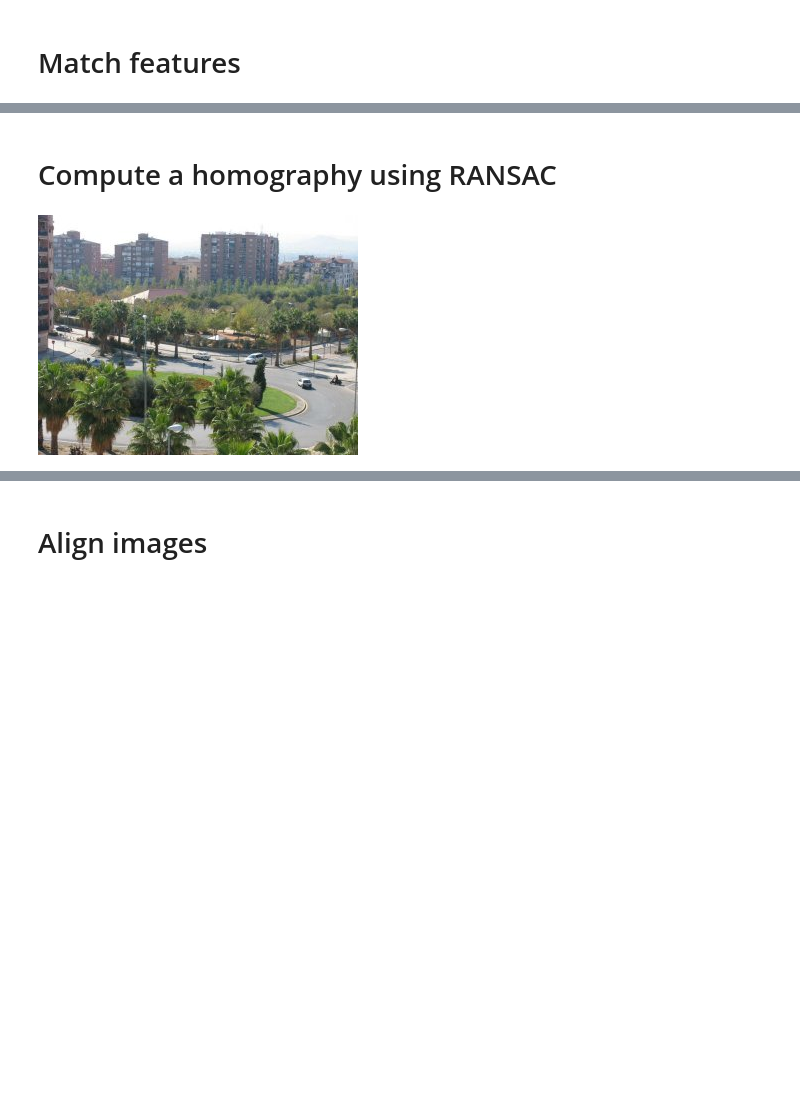
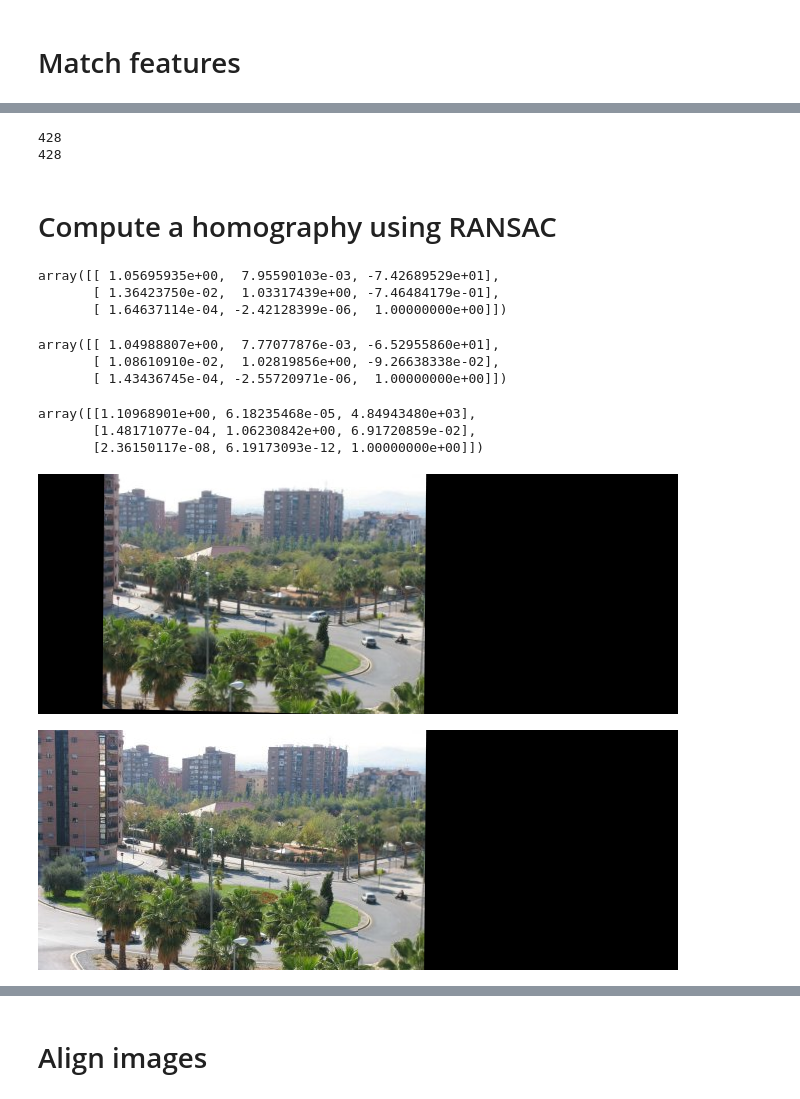
Before and after one commit to RoseSarlake/Computer-Vision, a Jupyter notebook: final.ipynb, the cells around one changed output, grey strips where cells are left out. Cells and saved outputs as stored; diff of their text form; code cells hidden in the pictures; blank space fills up the shorter version.

```diff
--- a/final.ipynb
+++ b/final.ipynb
@@ -168,10 +189,50 @@ for i in range(len(matches)):
+# %%
+# store all the locations for every pairs in every two adjacent images
+myleft,myright = MyPairs(mymatches,mypoints)
+# check the length
+print(len(myleft[5]))
+print(len(myright[5]))
+# %% [output]
+428
+428
 # %% [markdown]
 # Compute a homography using RANSAC
+# %%
+def MyHomography(ref,tra):
+  # generate the homography list and mask list
+  H = [None] * len(ref)
+  mask = [None] * len(ref)
+  # compute the homagrapgy using RANSAC
+  for i in range(len(ref)):
+    H[i], mask[i] = cv2.findHomography(ref[i], tra[i], cv2.RANSAC,1.0)
+  return H,mask
+# %%
+myhomo, mymask = MyHomography(myleft,myright)
+# %%
+myhomo[0]
+# %% [output]
+array([[ 1.05695935e+00,  7.95590103e-03, -7.42689529e+01],
+       [ 1.36423750e-02,  1.03317439e+00, -7.46484179e-01],
+       [ 1.64637114e-04, -2.42128399e-06,  1.00000000e+00]])
+# %%
+myhomo[1]
+# %% [output]
+array([[ 1.04988807e+00,  7.77077876e-03, -6.52955860e+01],
+       [ 1.08610910e-02,  1.02819856e+00, -9.26638338e-02],
+       [ 1.43436745e-04, -2.55720971e-06,  1.00000000e+00]])
+# %%
+m02=myhomo[0]+myhomo[1]
+myhomo[0]*myhomo[1]
+# %% [output]
+array([[1.10968901e+00, 6.18235468e-05, 4.84943480e+03],
+       [1.48171077e-04, 1.06230842e+00, 6.91720859e-02],
+       [2.36150117e-08, 6.19173093e-12, 1.00000000e+00]])
 # %%
-# compute the homography
-homography, mask = cv2.findHomography(p1, p2, cv2.RANSAC)
-transformed_img = cv2.warpPerspective(images[0], homography, (images[1].shape[1], images[1].shape[0]))
-transformed_img[0:images[1].shape[0], 0:images[1].shape[1]] = images[1]
-cv2_imshow(transformed_img)
+ warpImgn = cv2.warpPerspective(images[1], np.linalg.inv(m02), (images[0].shape[1]+images[1].shape[1], images[1].shape[0]))
+ cv2_imshow(warpImgn)
+ directn=warpImgn.copy()
+ directn[0:images[0].shape[0], 0:images[0].shape[1]] =images[0]
+ cv2_imshow(directn)
 # %% [output]
-[figure, old version]
+[figure, new version]
+[figure, added]
```
Also changed, not shown: parts of 28 cells of this notebook.
